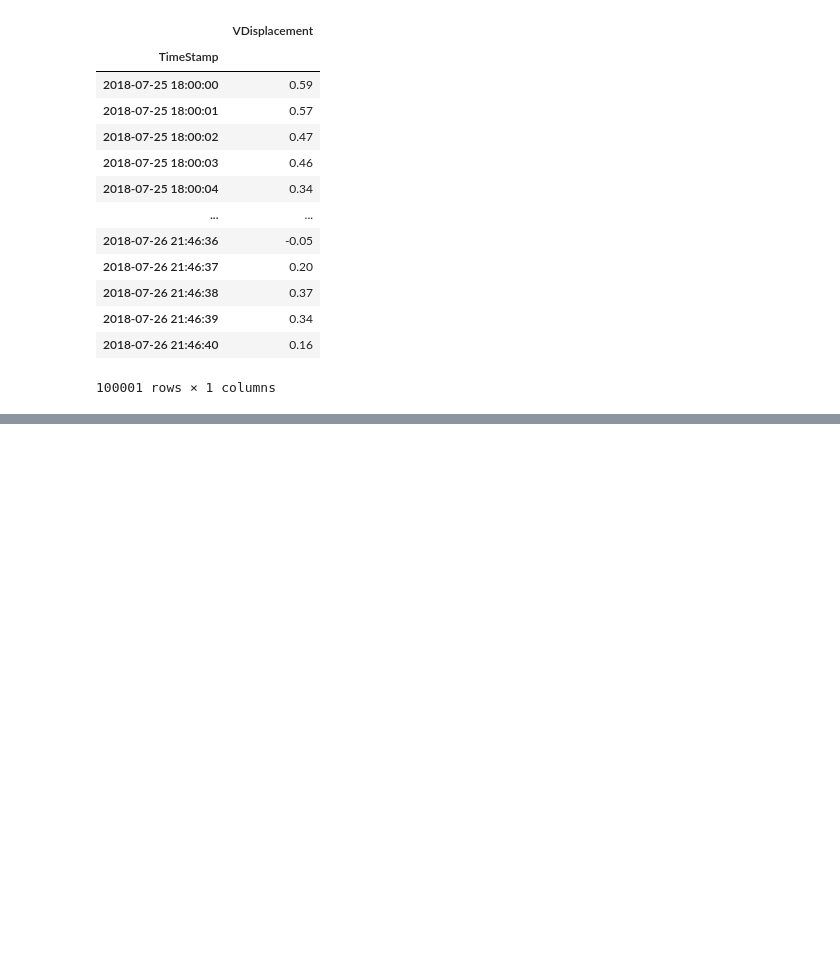
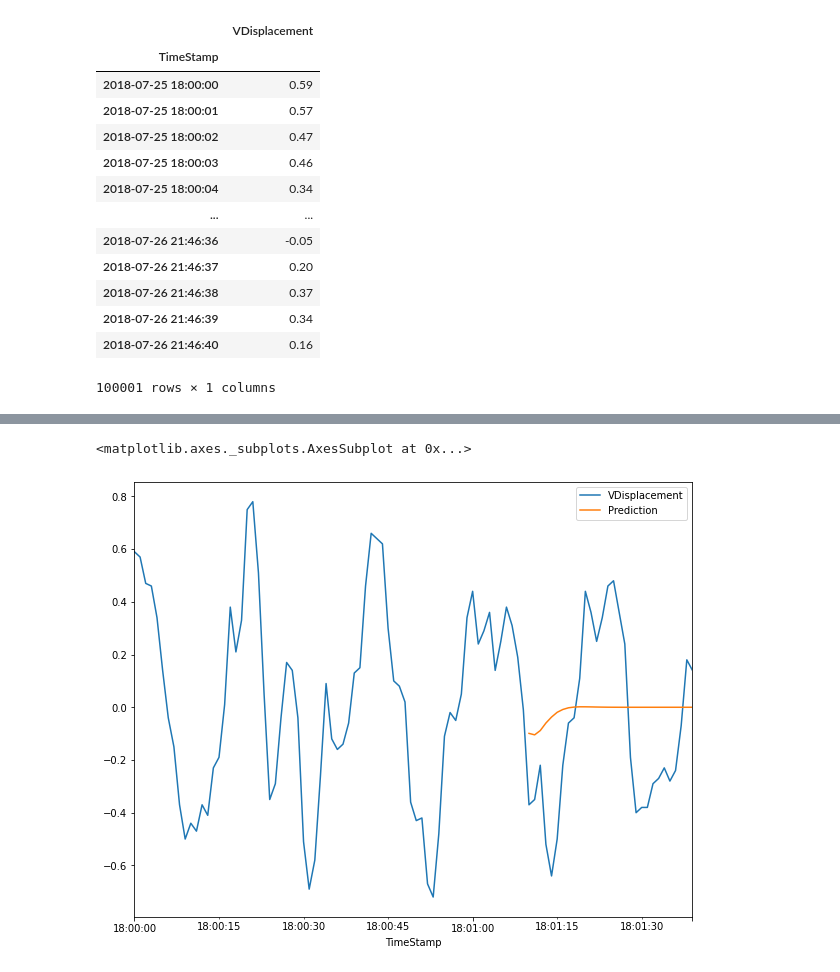
Before and after one commit to purvimisal/TS-wave, a Jupyter notebook: TimeSeries_Wave.ipynb, the cells around one changed output, grey strips where cells are left out. Cells and saved outputs as stored; diff of their text form; code cells hidden in the pictures; blank space fills up the shorter version.

```diff
--- a/TimeSeries_Wave.ipynb
+++ b/TimeSeries_Wave.ipynb
@@ -169,0 +209,3 @@ model.summary()
+# %%
+train=newdf[(newdf.index.get_level_values(0) >= '2018-07-25 18:00:00') & (newdf.index.get_level_values(0) <= '2018-07-25 18:01:09')]
+test=newdf[(newdf.index.get_level_values(0) > '2018-07-25 18:01:09')]
@@ -169,0 +237,2 @@ model.summary()
+# %%
+model.fit(train['VDisplacement'])
@@ -169,0 +244,2 @@ model.summary()
+# %%
+forecast=model.predict(n_periods=30, return_conf_int=True)
@@ -169,0 +257,2 @@ model.summary()
+# %%
+forecast_df = pd.DataFrame(forecast[0],index = test.index,columns=['Prediction'])
@@ -169,0 +280,5 @@ model.summary()
+# %%
+pd.concat([newdf['VDisplacement'],forecast_df],axis=1).plot()
+# %% [output]
+<matplotlib.axes._subplots.AxesSubplot at 0x...>
+[figure, added]
```
Also changed, not shown: parts of 30 cells of this notebook.
